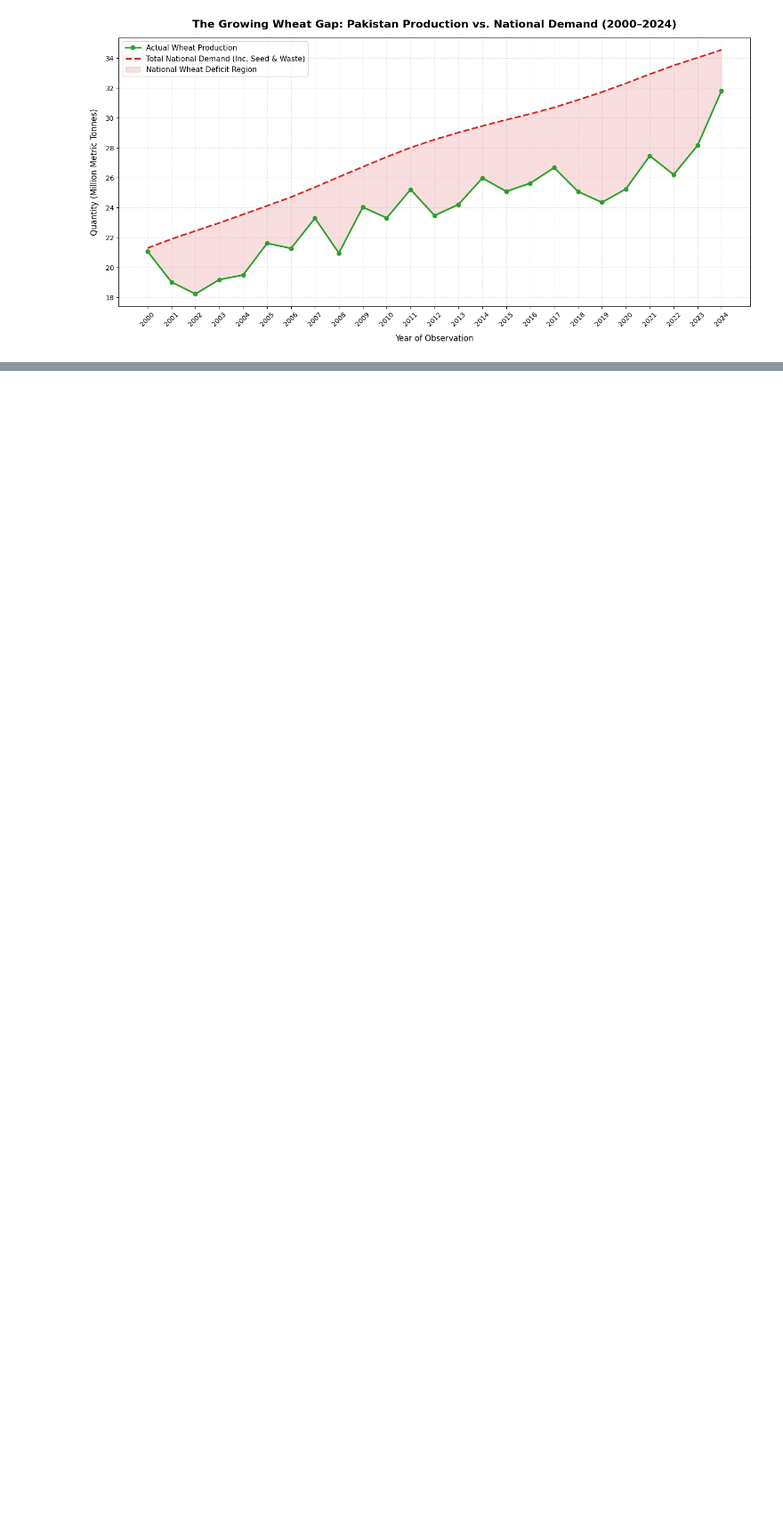
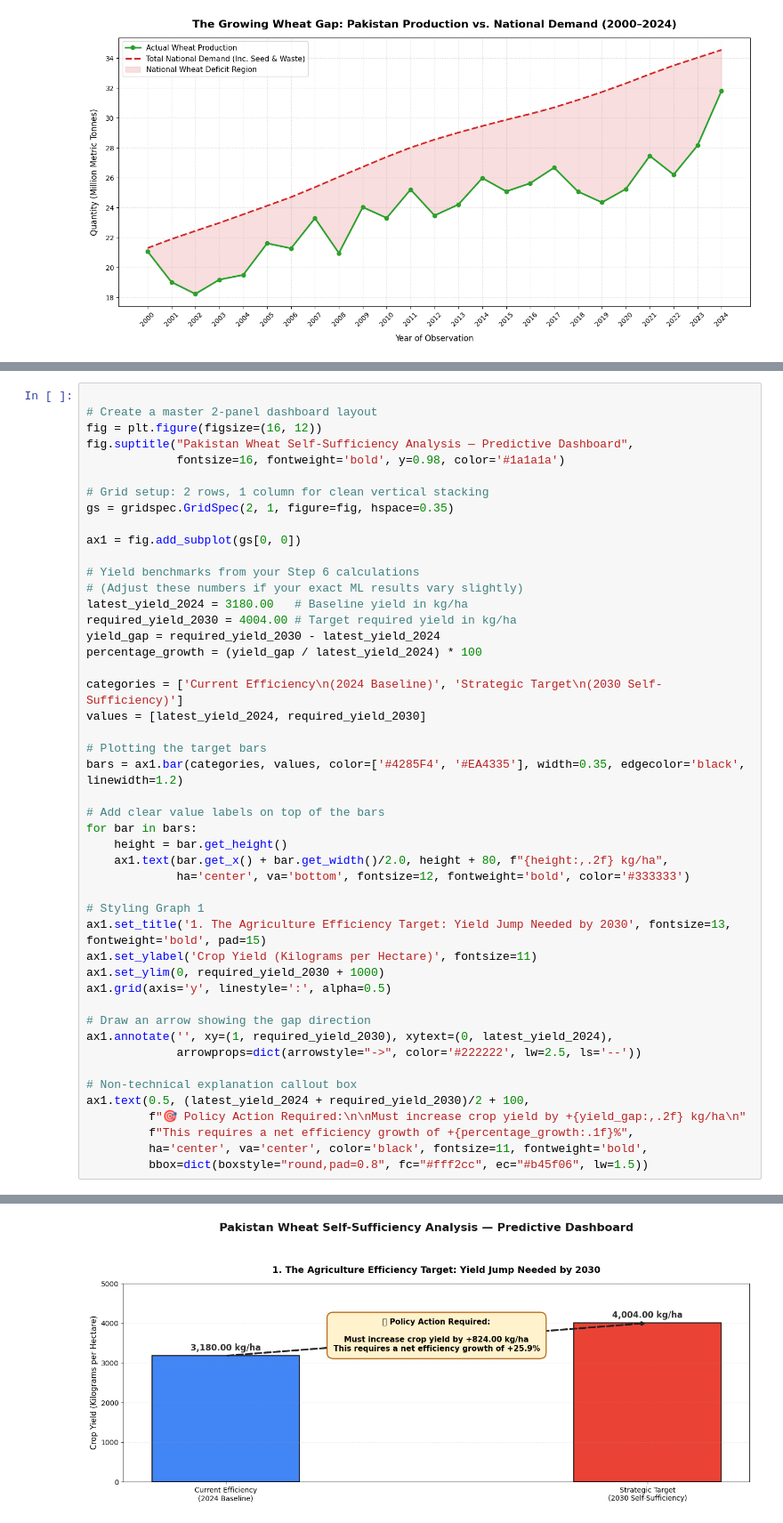
Before and after one commit to Azharaliii/Pakistan-wheat-deficit-problem-solve, a Jupyter notebook: solve-the-annual-wheat-deficit-problem-in-pakistan.ipynb, the cells around one changed output, grey strips where cells are left out. Shown at 89% size. Saved outputs shown, nothing was run; the diff lists cells and outputs as text; blank space fills up the shorter version.

```diff
--- a/solve-the-annual-wheat-deficit-problem-in-pakistan.ipynb
+++ b/solve-the-annual-wheat-deficit-problem-in-pakistan.ipynb
@@ -176,0 +258,48 @@ plt.show()
+# %%
+
+# Create a master 2-panel dashboard layout
+fig = plt.figure(figsize=(16, 12))
+fig.suptitle("Pakistan Wheat Self-Sufficiency Analysis — Predictive Dashboard",
+             fontsize=16, fontweight='bold', y=0.98, color='#1a1a1a')
+
+# Grid setup: 2 rows, 1 column for clean vertical stacking
+gs = gridspec.GridSpec(2, 1, figure=fig, hspace=0.35)
+
+ax1 = fig.add_subplot(gs[0, 0])
+
+# Yield benchmarks from your Step 6 calculations
+# (Adjust these numbers if your exact ML results vary slightly)
+latest_yield_2024 = 3180.00   # Baseline yield in kg/ha
+required_yield_2030 = 4004.00 # Target required yield in kg/ha
+yield_gap = required_yield_2030 - latest_yield_2024
+percentage_growth = (yield_gap / latest_yield_2024) * 100
+
+categories = ['Current Efficiency\n(2024 Baseline)', 'Strategic Target\n(2030 Self-Sufficiency)']
+values = [latest_yield_2024, required_yield_2030]
+
+# Plotting the target bars
+bars = ax1.bar(categories, values, color=['#4285F4', '#EA4335'], width=0.35, edgecolor='black', linewidth=1.2)
+
+# Add clear value labels on top of the bars
+for bar in bars:
+    height = bar.get_height()
+    ax1.text(bar.get_x() + bar.get_width()/2.0, height + 80, f"{height:,.2f} kg/ha",
+             ha='center', va='bottom', fontsize=12, fontweight='bold', color='#333333')
+
+# Styling Graph 1
+ax1.set_title('1. The Agriculture Efficiency Target: Yield Jump Needed by 2030', fontsize=13, fontweight='bold', pad=15)
+ax1.set_ylabel('Crop Yield (Kilograms per Hectare)', fontsize=11)
+ax1.set_ylim(0, required_yield_2030 + 1000)
+ax1.grid(axis='y', linestyle=':', alpha=0.5)
+
+# Draw an arrow showing the gap direction
+ax1.annotate('', xy=(1, required_yield_2030), xytext=(0, latest_yield_2024),
+             arrowprops=dict(arrowstyle="->", color='#222222', lw=2.5, ls='--'))
+
+# Non-technical explanation callout box
+ax1.text(0.5, (latest_yield_2024 + required_yield_2030)/2 + 100,
+         f"🎯 Policy Action Required:\n\nMust increase crop yield by +{yield_gap:,.2f} kg/ha\n"
+         f"This requires a net efficiency growth of +{percentage_growth:.1f}%",
+         ha='center', va='center', color='black', fontsize=11, fontweight='bold',
+         bbox=dict(boxstyle="round,pad=0.8", fc="#fff2cc", ec="#b45f06", lw=1.5))
+# %% [output]
@@ -176,0 +307 @@ plt.show()
+[figure, added]
```
Also changed, not shown: parts of 8 cells of this notebook.
